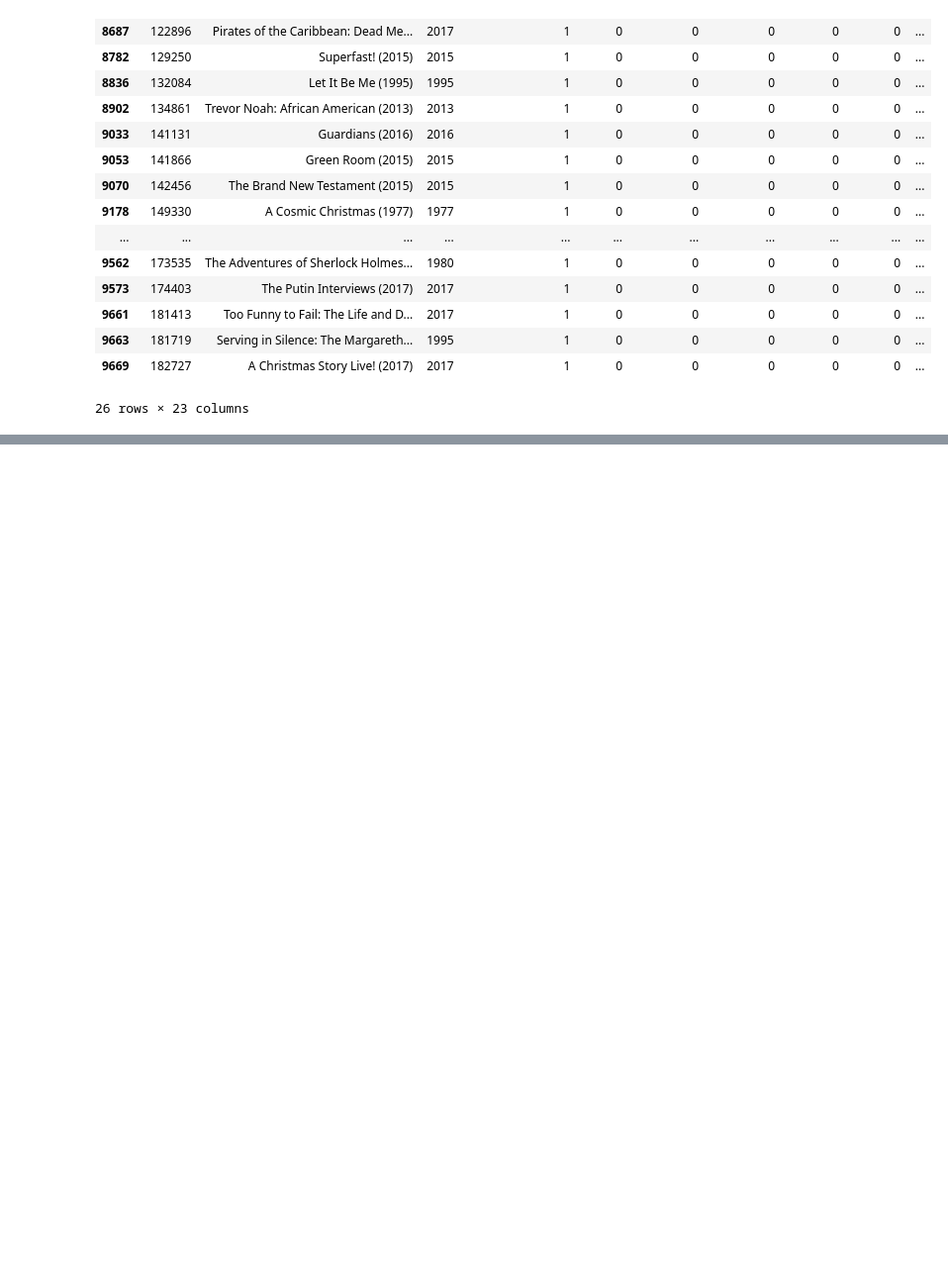
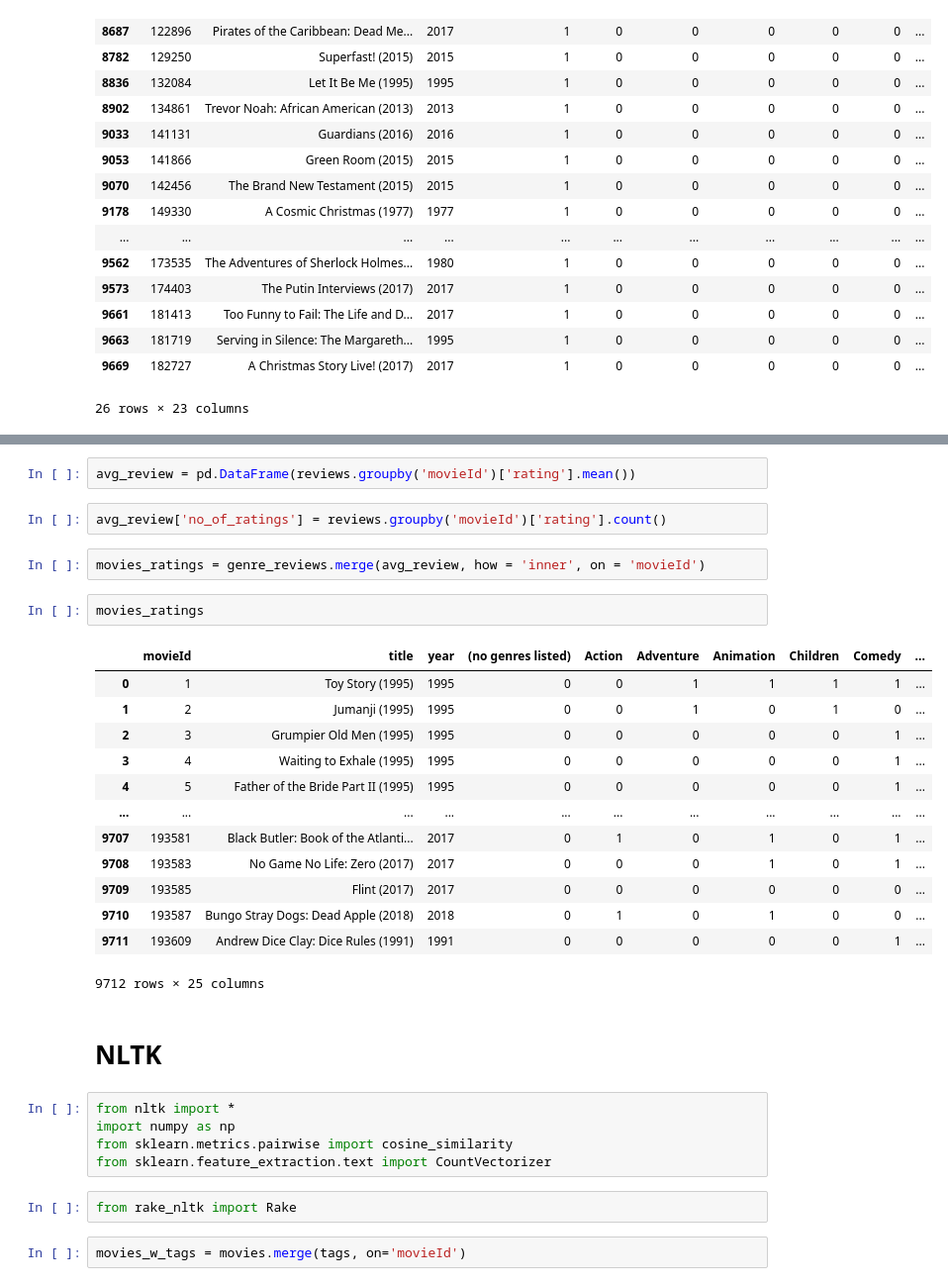
Before and after one commit to aabrahamson3/movie-rec, a Jupyter notebook: notebooks/exploratory/1.0-aa-eda.ipynb, the cells around one changed output, grey strips where cells are left out. Shown at 99% size. Drawn from its saved outputs; the diff is of its cells as text; blank space fills up the shorter version.

```diff
--- a/notebooks/exploratory/1.0-aa-eda.ipynb
+++ b/notebooks/exploratory/1.0-aa-eda.ipynb
@@ -229,0 +264,33 @@ len(tags)
+# %%
+avg_review = pd.DataFrame(reviews.groupby('movieId')['rating'].mean())
+# %%
+avg_review['no_of_ratings'] = reviews.groupby('movieId')['rating'].count()
+# %%
+movies_ratings = genre_reviews.merge(avg_review, how = 'inner', on = 'movieId')
+# %%
+movies_ratings
+# %% [output]
+|  | movieId | title | year | (no genres listed) | Action | Adventure | Animation | Children | Comedy | ... |
+| 0 | 1 | Toy Story (1995) | 1995 | 0 | 0 | 1 | 1 | 1 | 1 | ... |
+| 1 | 2 | Jumanji (1995) | 1995 | 0 | 0 | 1 | 0 | 1 | 0 | ... |
+| 2 | 3 | Grumpier Old Men (1995) | 1995 | 0 | 0 | 0 | 0 | 0 | 1 | ... |
+| 3 | 4 | Waiting to Exhale (1995) | 1995 | 0 | 0 | 0 | 0 | 0 | 1 | ... |
+| 4 | 5 | Father of the Bride Part II (1995) | 1995 | 0 | 0 | 0 | 0 | 0 | 1 | ... |
+| ... | ... | ... | ... | ... | ... | ... | ... | ... | ... | ... |
+| 9707 | 193581 | Black Butler: Book of the Atlanti... | 2017 | 0 | 1 | 0 | 1 | 0 | 1 | ... |
+| 9708 | 193583 | No Game No Life: Zero (2017) | 2017 | 0 | 0 | 0 | 1 | 0 | 1 | ... |
+| 9709 | 193585 | Flint (2017) | 2017 | 0 | 0 | 0 | 0 | 0 | 0 | ... |
+| 9710 | 193587 | Bungo Stray Dogs: Dead Apple (2018) | 2018 | 0 | 1 | 0 | 1 | 0 | 0 | ... |
+| 9711 | 193609 | Andrew Dice Clay: Dice Rules (1991) | 1991 | 0 | 0 | 0 | 0 | 0 | 1 | ... |
+9712 rows × 25 columns
+# %% [markdown]
+# NLTK
+# %%
+from nltk import *
+import numpy as np
+from sklearn.metrics.pairwise import cosine_similarity
+from sklearn.feature_extraction.text import CountVectorizer
+# %%
+from rake_nltk import Rake
+# %%
+movies_w_tags = movies.merge(tags, on='movieId')
```
Also changed, not shown: parts of 36 cells of this notebook.
